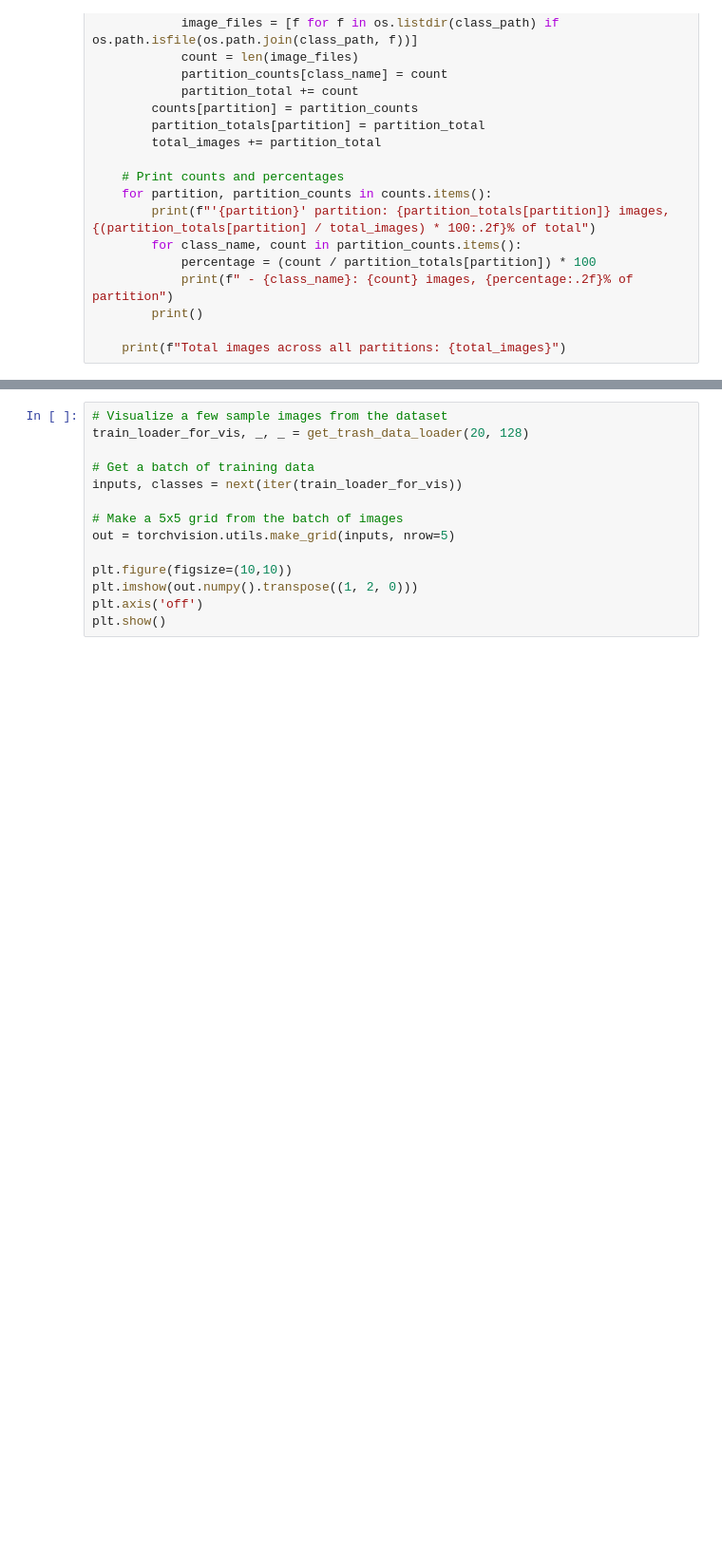
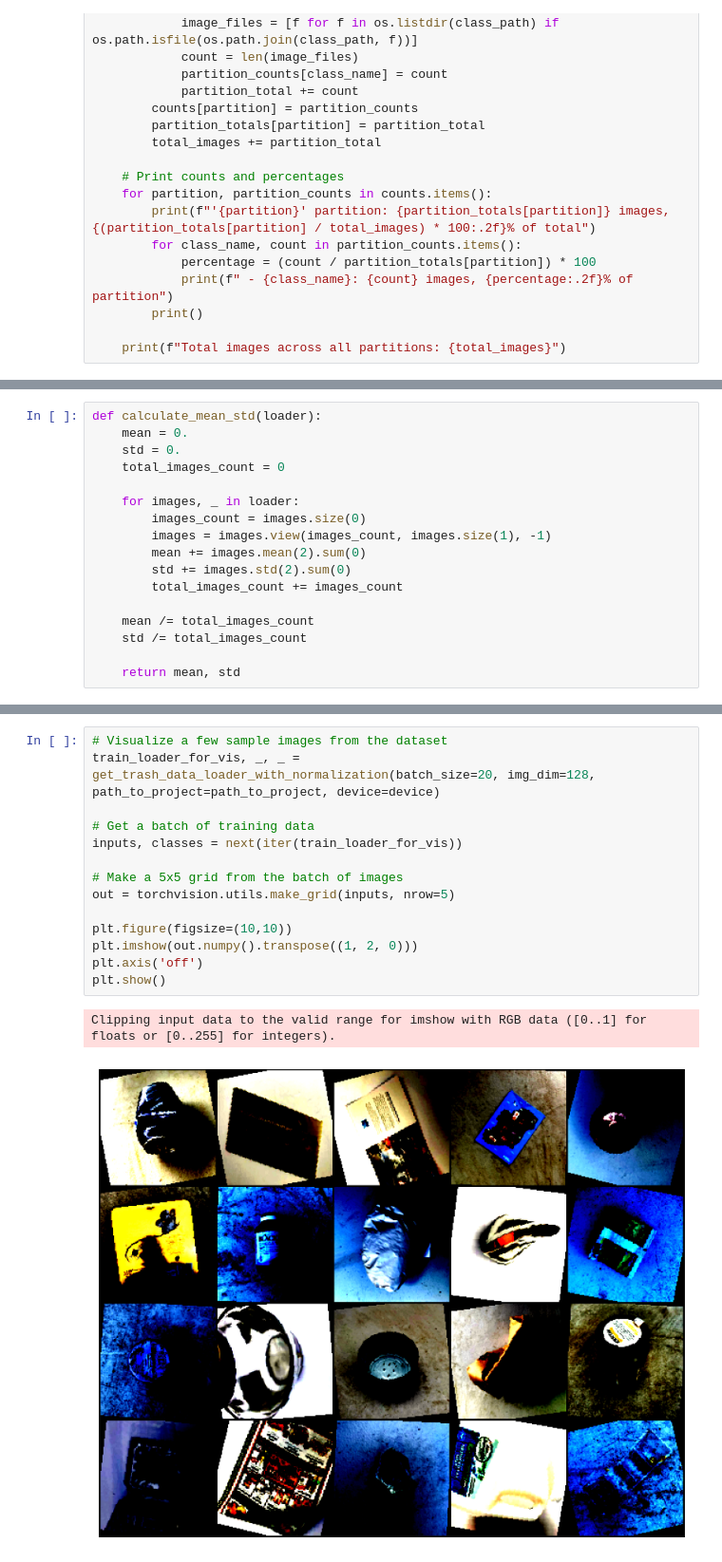
Before and after one commit to swapnil233/aps-360-project, a Jupyter notebook: APS360_project_v3.ipynb, the cells around one changed output, grey strips where cells are left out. Shown at 95% size. Saved outputs shown, nothing was run; the diff lists cells and outputs as text; blank space fills up the shorter version.

Commit message:
updated training code

```diff
--- a/APS360_project_v3.ipynb
+++ b/APS360_project_v3.ipynb
@@ -64,2 +87,19 @@ count_images_and_percentage_with_partition(path_to_project)
+# %%
+def calculate_mean_std(loader):
+    mean = 0.
+    std = 0.
+    total_images_count = 0
+
+    for images, _ in loader:
+        images_count = images.size(0)
+        images = images.view(images_count, images.size(1), -1)
+        mean += images.mean(2).sum(0)
+        std += images.std(2).sum(0)
+        total_images_count += images_count
+
+    mean /= total_images_count
+    std /= total_images_count
+
+    return mean, std
 # %%
 # Modified from Lab 3
@@ -102,18 +154,21 @@ def get_trash_data_loader(batch_size, img_dim):
     return train_loader, val_loader, test_loader
 # %%
 # Visualize a few sample images from the dataset
-train_loader_for_vis, _, _ = get_trash_data_loader(20, 128)
+train_loader_for_vis, _, _ = get_trash_data_loader_with_normalization(batch_size=20, img_dim=128, path_to_project=path_to_project, device=device)
 
 # Get a batch of training data
 inputs, classes = next(iter(train_loader_for_vis))
 
 # Make a 5x5 grid from the batch of images
 out = torchvision.utils.make_grid(inputs, nrow=5)
 
 plt.figure(figsize=(10,10))
 plt.imshow(out.numpy().transpose((1, 2, 0)))
 plt.axis('off')
 plt.show()
+# %% [output]
+Clipping input data to the valid range for imshow with RGB data ([0..1] for floats or [0..255] for integers).
+[figure, added]
 # %%
 class LargeNet256(nn.Module):
     def __init__(self):
```
Also changed, not shown: parts of 17 cells of this notebook.
